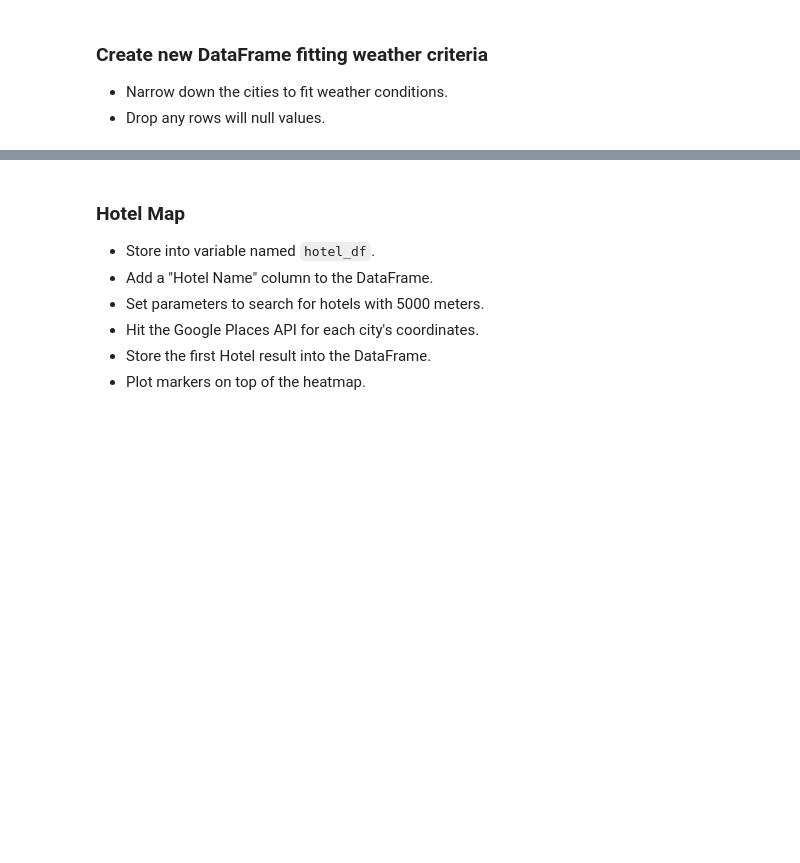
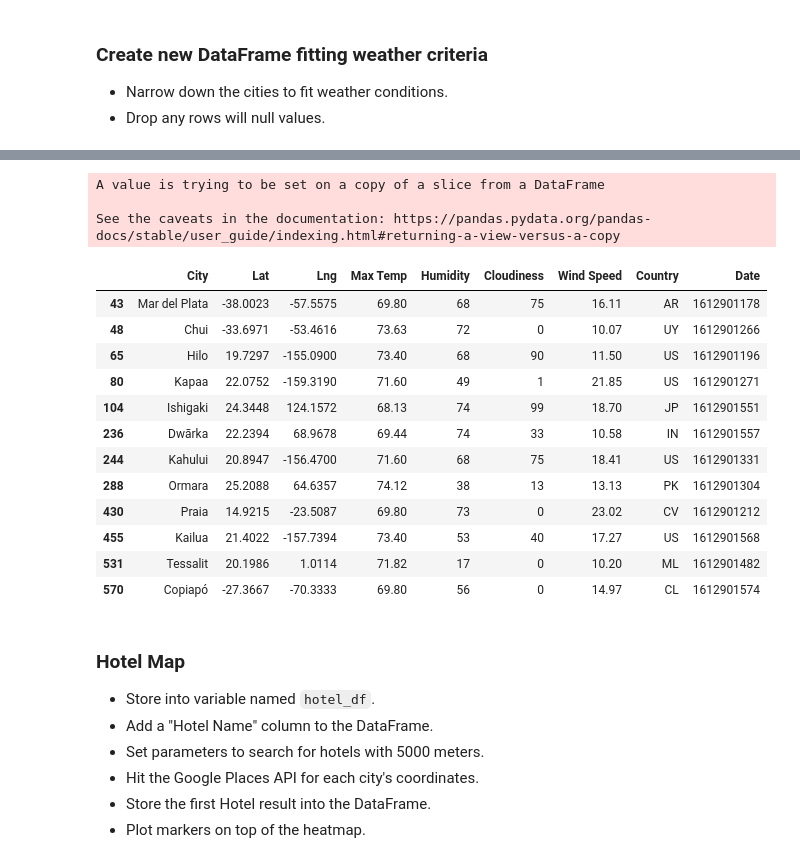
Before and after one commit to bminhas01/python-api-challenge, a Jupyter notebook: VacationPy/VacationPy.ipynb, the cells around one changed output, grey strips where cells are left out. Saved outputs shown, nothing was run; the diff lists cells and outputs as text; code cells hidden in the pictures; blank space fills up the shorter version.

```diff
--- a/VacationPy/VacationPy.ipynb
+++ b/VacationPy/VacationPy.ipynb
@@ -97,3 +88,24 @@ ideal_weather_df
+# %%
+# Drop any rows with null values
+ideal_weather_df.dropna(inplace = True)
+ideal_weather_df
+# %% [output]
+A value is trying to be set on a copy of a slice from a DataFrame
+
+See the caveats in the documentation: https://pandas.pydata.org/pandas-docs/stable/user_guide/indexing.html#returning-a-view-versus-a-copy
+|  | City | Lat | Lng | Max Temp | Humidity | Cloudiness | Wind Speed | Country | Date |
+| 43 | Mar del Plata | -38.0023 | -57.5575 | 69.80 | 68 | 75 | 16.11 | AR | 1612901178 |
+| 48 | Chui | -33.6971 | -53.4616 | 73.63 | 72 | 0 | 10.07 | UY | 1612901266 |
+| 65 | Hilo | 19.7297 | -155.0900 | 73.40 | 68 | 90 | 11.50 | US | 1612901196 |
+| 80 | Kapaa | 22.0752 | -159.3190 | 71.60 | 49 | 1 | 21.85 | US | 1612901271 |
+| 104 | Ishigaki | 24.3448 | 124.1572 | 68.13 | 74 | 99 | 18.70 | JP | 1612901551 |
+| 236 | Dwārka | 22.2394 | 68.9678 | 69.44 | 74 | 33 | 10.58 | IN | 1612901557 |
+| 244 | Kahului | 20.8947 | -156.4700 | 71.60 | 68 | 75 | 18.41 | US | 1612901331 |
+| 288 | Ormara | 25.2088 | 64.6357 | 74.12 | 38 | 13 | 13.13 | PK | 1612901304 |
+| 430 | Praia | 14.9215 | -23.5087 | 69.80 | 73 | 0 | 23.02 | CV | 1612901212 |
+| 455 | Kailua | 21.4022 | -157.7394 | 73.40 | 53 | 40 | 17.27 | US | 1612901568 |
+| 531 | Tessalit | 20.1986 | 1.0114 | 71.82 | 17 | 0 | 10.20 | ML | 1612901482 |
+| 570 | Copiapó | -27.3667 | -70.3333 | 69.80 | 56 | 0 | 14.97 | CL | 1612901574 |
 # %% [markdown]
 ### Hotel Map
 * Store into variable named `hotel_df`.
```
Also changed, not shown: parts of 7 cells of this notebook, 7 other files.
